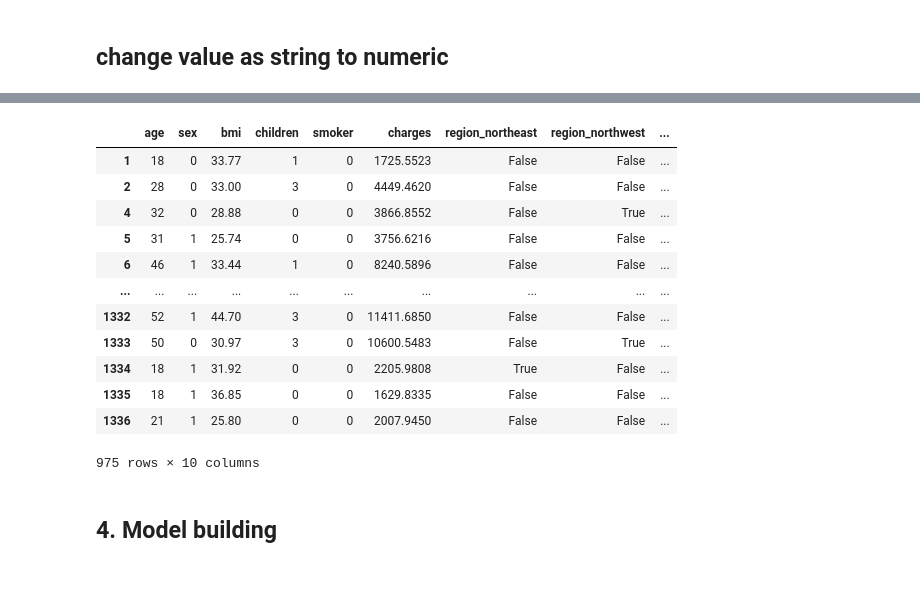
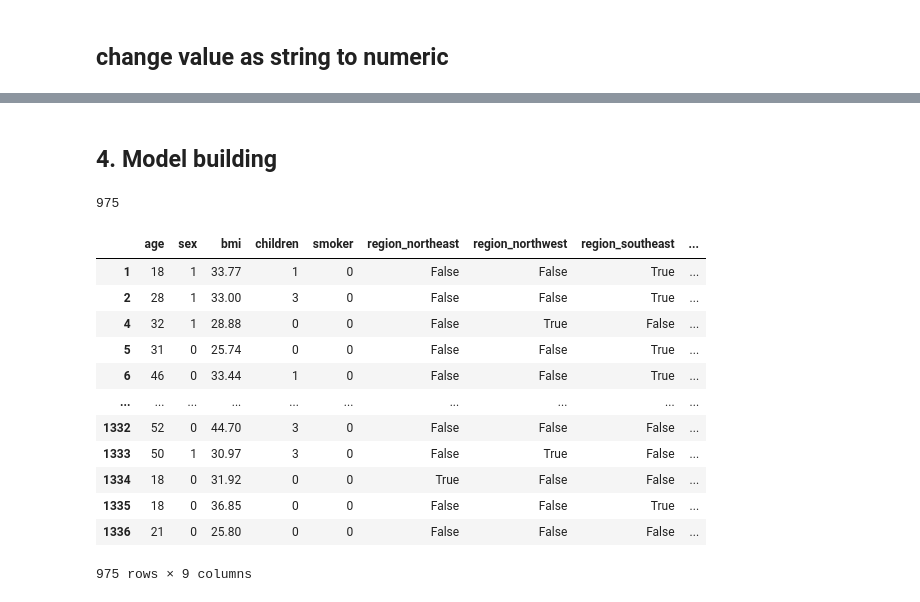
Before and after one commit to ManonYa09/Statistics_for_DataScience1, a Jupyter notebook: Regression Analysis/Linear Project/Healthcare- Insurance Expense .ipynb, the cells around one changed output, grey strips where cells are left out. Cells and saved outputs as stored; diff of their text form; code cells hidden in the pictures.

```diff
--- a/Regression Analysis/Linear Project/Healthcare- Insurance Expense .ipynb
+++ b/Regression Analysis/Linear Project/Healthcare- Insurance Expense .ipynb
@@ -537,18 +472,2 @@ data
-# %%
-df
-# %% [output]
-|  | age | sex | bmi | children | smoker | charges | region_northeast | region_northwest | ... |
-| 1 | 18 | 0 | 33.77 | 1 | 0 | 1725.5523 | False | False | ... |
-| 2 | 28 | 0 | 33.00 | 3 | 0 | 4449.4620 | False | False | ... |
-| 4 | 32 | 0 | 28.88 | 0 | 0 | 3866.8552 | False | True | ... |
-| 5 | 31 | 1 | 25.74 | 0 | 0 | 3756.6216 | False | False | ... |
-| 6 | 46 | 1 | 33.44 | 1 | 0 | 8240.5896 | False | False | ... |
-| ... | ... | ... | ... | ... | ... | ... | ... | ... | ... |
-| 1332 | 52 | 1 | 44.70 | 3 | 0 | 11411.6850 | False | False | ... |
-| 1333 | 50 | 0 | 30.97 | 3 | 0 | 10600.5483 | False | True | ... |
-| 1334 | 18 | 1 | 31.92 | 0 | 0 | 2205.9808 | True | False | ... |
-| 1335 | 18 | 1 | 36.85 | 0 | 0 | 1629.8335 | False | False | ... |
-| 1336 | 21 | 1 | 25.80 | 0 | 0 | 2007.9450 | False | False | ... |
-975 rows × 10 columns
 # %% [markdown]
 ## 4. Model building
@@ -557,4 +478,23 @@ from sklearn.model_selection import train_test_split
 # %%
 x = df.drop(columns='charges')
 y = df['charges']
+len(y)
+# %% [output]
+975
+# %%
+x
+# %% [output]
+|  | age | sex | bmi | children | smoker | region_northeast | region_northwest | region_southeast | ... |
+| 1 | 18 | 1 | 33.77 | 1 | 0 | False | False | True | ... |
+| 2 | 28 | 1 | 33.00 | 3 | 0 | False | False | True | ... |
+| 4 | 32 | 1 | 28.88 | 0 | 0 | False | True | False | ... |
+| 5 | 31 | 0 | 25.74 | 0 | 0 | False | False | True | ... |
+| 6 | 46 | 0 | 33.44 | 1 | 0 | False | False | True | ... |
+| ... | ... | ... | ... | ... | ... | ... | ... | ... | ... |
+| 1332 | 52 | 0 | 44.70 | 3 | 0 | False | False | False | ... |
+| 1333 | 50 | 1 | 30.97 | 3 | 0 | False | True | False | ... |
+| 1334 | 18 | 0 | 31.92 | 0 | 0 | True | False | False | ... |
+| 1335 | 18 | 0 | 36.85 | 0 | 0 | False | False | True | ... |
+| 1336 | 21 | 0 | 25.80 | 0 | 0 | False | False | False | ... |
+975 rows × 9 columns
 # %%
```
Also changed, not shown: parts of 87 cells of this notebook, 3 other files.
